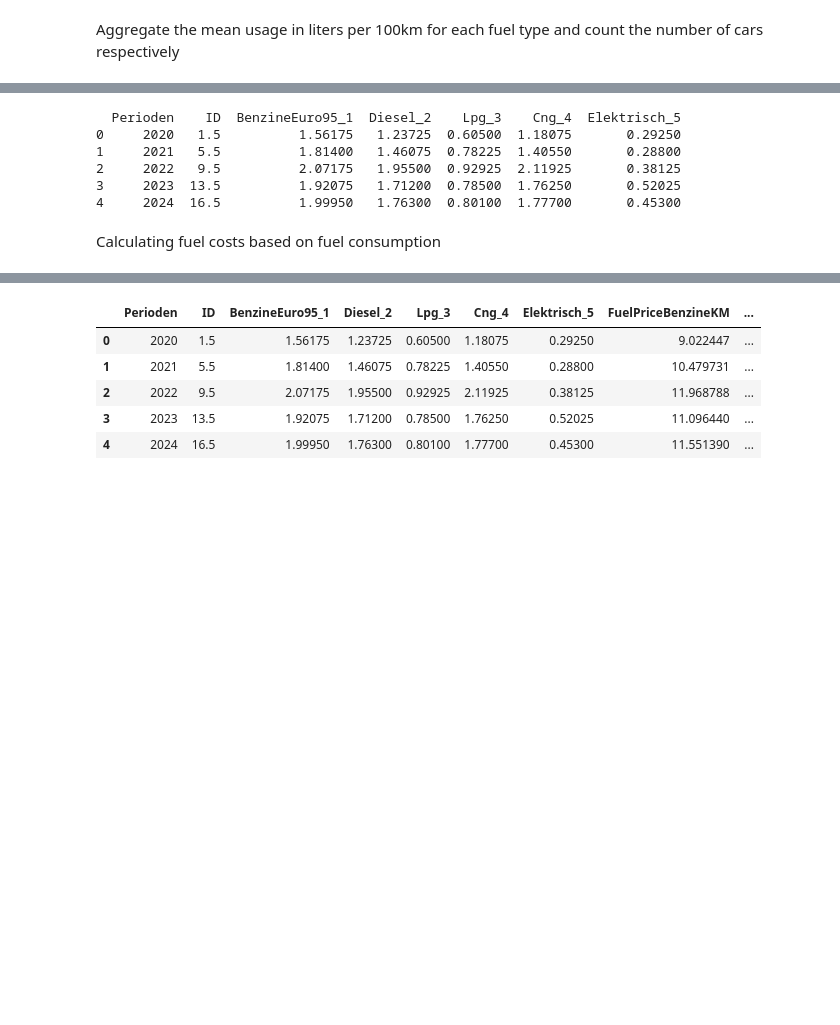
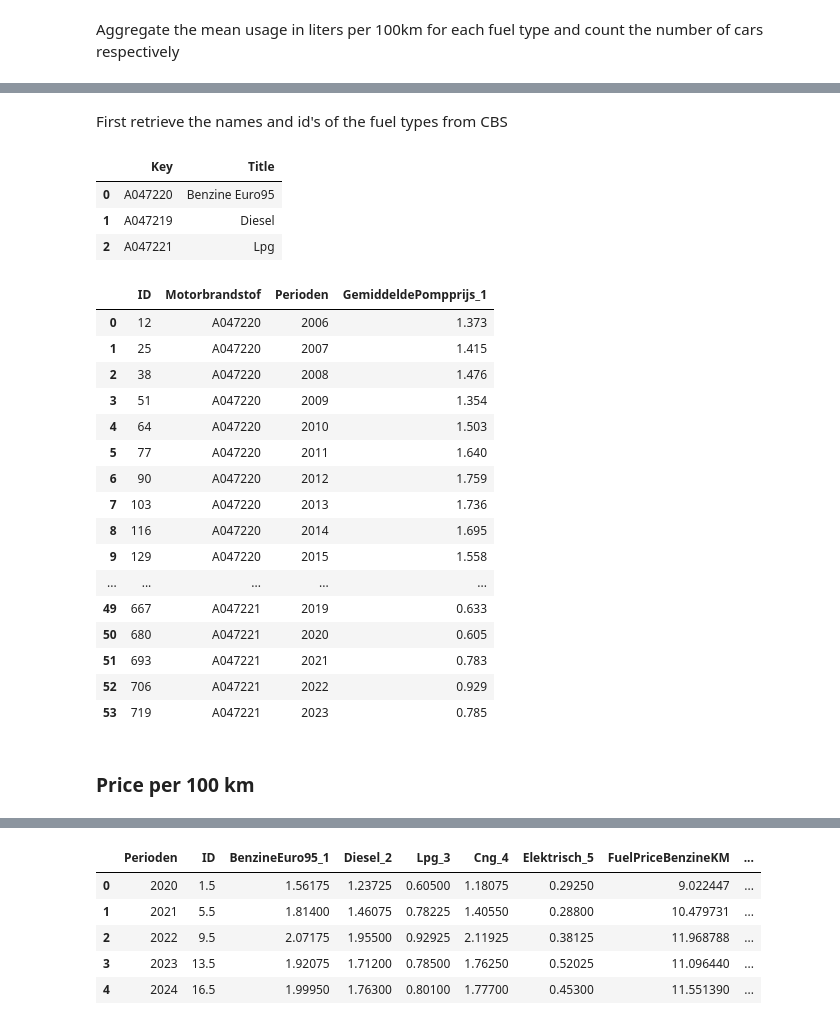
Before and after one commit to henkrehorst/uu_dss_project, a Jupyter notebook: dashboard/SeparateChartsForTesting/PriceComparison.ipynb, the cells around one changed output, grey strips where cells are left out. Drawn from its saved outputs; the diff is of its cells as text; code cells hidden in the pictures; blank space fills up the shorter version.

```diff
--- a/dashboard/SeparateChartsForTesting/PriceComparison.ipynb
+++ b/dashboard/SeparateChartsForTesting/PriceComparison.ipynb
@@ -402,39 +388,87 @@ https://data.overheid.nl/dataset/16081-pompprijzen-motorbrandstoffen--brandstofs
+# %% [markdown]
+First retrieve the names and id's of the fuel types from CBS
+# %%
+import requests
+import pandas as pd
+
+# Url for the fuel prices API
+url = "https://opendata.cbs.nl/ODataApi/odata/81567NED/Motorbrandstof"
+
+try:
+    # Fetch data from the API
+    response = requests.get(url)
+    response.raise_for_status()  # Raises an error if the request failed
+
+    # Parse the response JSON data
+    data = response.json()
+
+    # The data we want is inside the "value" key
+    records = data.get("value", [])
+
+    # Convert data to a pandas DataFrame for easier manipulation
+    fuelnames = pd.DataFrame(records)
+
+except requests.exceptions.RequestException as e:
+    print("Error retrieving data:", e)
+
+# # The "Perioden" column is in a string format of year+quarter with year spanning the first 4 digits, let's separate year
+# fuelPrices['Perioden'] = fuelPrices['Perioden'].str[:4]
+#
+fuelnames = fuelnames.drop(['Description','CategoryGroupID'],axis=1)
+
+fuelnames.head(70)
+# %% [output]
+|  | Key | Title |
+| 0 | A047220 | Benzine Euro95 |
+| 1 | A047219 | Diesel |
+| 2 | A047221 | Lpg |
 # %%
 import requests
 import pandas as pd
 
-# API URL
-url = "https://opendata.cbs.nl/ODataApi/OData/84991NED/TypedDataSet"
+# Url for the fuel prices API
+url = "https://opendata.cbs.nl/ODataApi/odata/81567NED/TypedDataSet?$filter=substringof('JJ', Perioden)"
 
 try:
     # Fetch data from the API
     response = requests.get(url)
     response.raise_for_status()  # Raises an error if the request failed
 
     # Parse the response JSON data
     data = response.json()
 
     # The data we want is inside the "value" key
     records = data.get("value", [])
 
     # Convert data to a pandas DataFrame for easier manipulation
     fuelPrices = pd.DataFrame(records)
 
 except requests.exceptions.RequestException as e:
     print("Error retrieving data:", e)
 
 # The "Perioden" column is in a string format of year+quarter with year spanning the first 4 digits, let's separate year
 fuelPrices['Perioden'] = fuelPrices['Perioden'].str[:4]
 
-# This results in each year consisting of 4 quarters (rows), let's combine these years by storing the average values per year
-fuelPrices = fuelPrices.groupby('Perioden').mean().reset_index()
-print(fuelPrices)
+fuelPrices = fuelPrices.drop(['PompprijsSnelwegBemandStation_2','PompprijsNietSnelwegBemandStation_3', 'PompprijsNietSnelwegOnbemandStation_4'],axis=1)
+
+fuelPrices.head(70)
 # %% [output]
-  Perioden    ID  BenzineEuro95_1  Diesel_2    Lpg_3    Cng_4  Elektrisch_5
-0     2020   1.5          1.56175   1.23725  0.60500  1.18075       0.29250
-1     2021   5.5          1.81400   1.46075  0.78225  1.40550       0.28800
-2     2022   9.5          2.07175   1.95500  0.92925  2.11925       0.38125
-3     2023  13.5          1.92075   1.71200  0.78500  1.76250       0.52025
-4     2024  16.5          1.99950   1.76300  0.80100  1.77700       0.45300
+|  | ID | Motorbrandstof | Perioden | GemiddeldePompprijs_1 |
+| 0 | 12 | A047220 | 2006 | 1.373 |
+| 1 | 25 | A047220 | 2007 | 1.415 |
+| 2 | 38 | A047220 | 2008 | 1.476 |
+| 3 | 51 | A047220 | 2009 | 1.354 |
+| 4 | 64 | A047220 | 2010 | 1.503 |
+| 5 | 77 | A047220 | 2011 | 1.640 |
+| 6 | 90 | A047220 | 2012 | 1.759 |
+| 7 | 103 | A047220 | 2013 | 1.736 |
+| 8 | 116 | A047220 | 2014 | 1.695 |
+| 9 | 129 | A047220 | 2015 | 1.558 |
+| ... | ... | ... | ... | ... |
+| 49 | 667 | A047221 | 2019 | 0.633 |
+| 50 | 680 | A047221 | 2020 | 0.605 |
+| 51 | 693 | A047221 | 2021 | 0.783 |
+| 52 | 706 | A047221 | 2022 | 0.929 |
+| 53 | 719 | A047221 | 2023 | 0.785 |
 # %% [markdown]
-Calculating fuel costs based on fuel consumption
+### Price per 100 km
```
Also changed, not shown: parts of 13 cells of this notebook, 1 other file.
